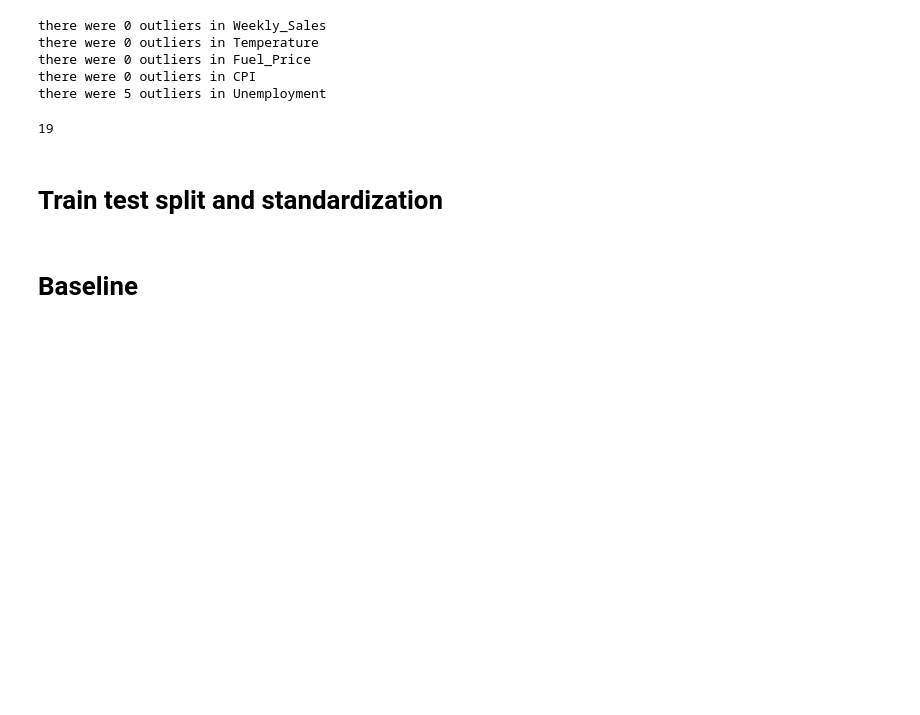
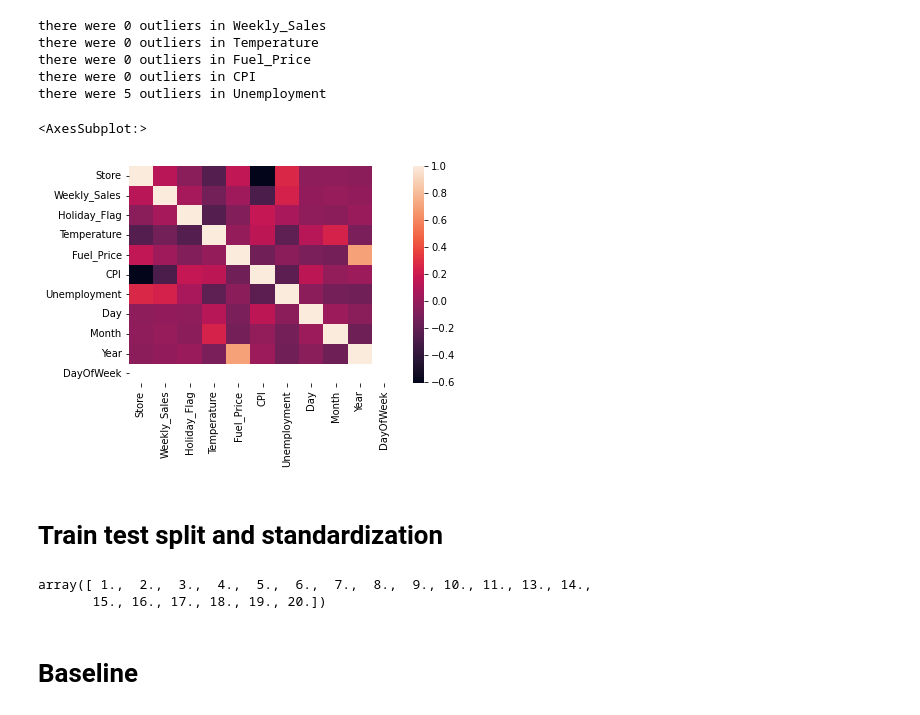
Before and after one commit to addapierre/JedhaProjects, a Jupyter notebook: Walmart/01-Walmart_sales.ipynb, the cells around one changed output. Cells and saved outputs as stored; diff of their text form; code cells hidden in the pictures; blank space fills up the shorter version.

```diff
--- a/Walmart/01-Walmart_sales.ipynb
+++ b/Walmart/01-Walmart_sales.ipynb
@@ -359,10 +351,11 @@ there were 0 outliers in Temperature
 there were 0 outliers in Fuel_Price
 there were 0 outliers in CPI
 there were 5 outliers in Unemployment
-# %%
-len(sales_cleaned.Store.unique())
-# %% [output]
-19
+# %%
+sns.heatmap(sales_cleaned.corr())
+# %% [output]
+<AxesSubplot:>
+[figure, added]
 # %% [markdown]
 # Train test split and standardization
 # %%
@@ -375,0 +364,5 @@ X = ct.fit_transform(X)
+# %%
+np.sort(sales_cleaned.Store.unique())
+# %% [output]
+array([ 1.,  2.,  3.,  4.,  5.,  6.,  7.,  8.,  9., 10., 11., 13., 14.,
+       15., 16., 17., 18., 19., 20.])
```
Also changed, not shown: parts of 29 cells of this notebook, 8 other files.
